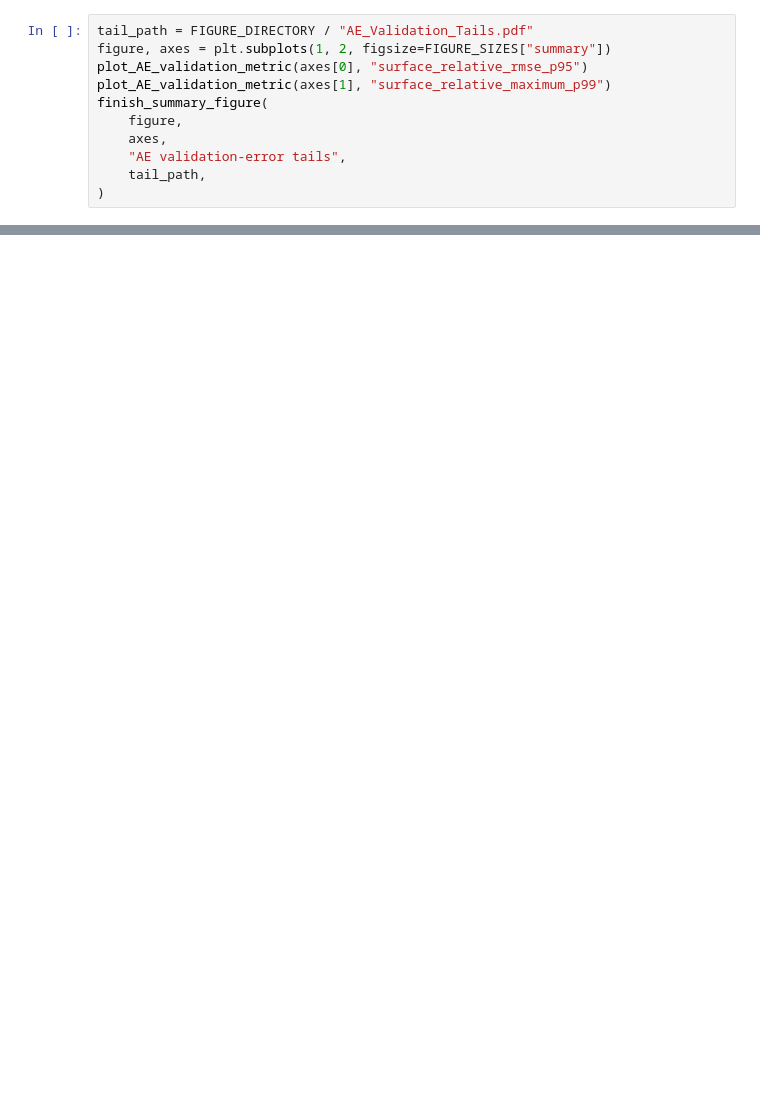
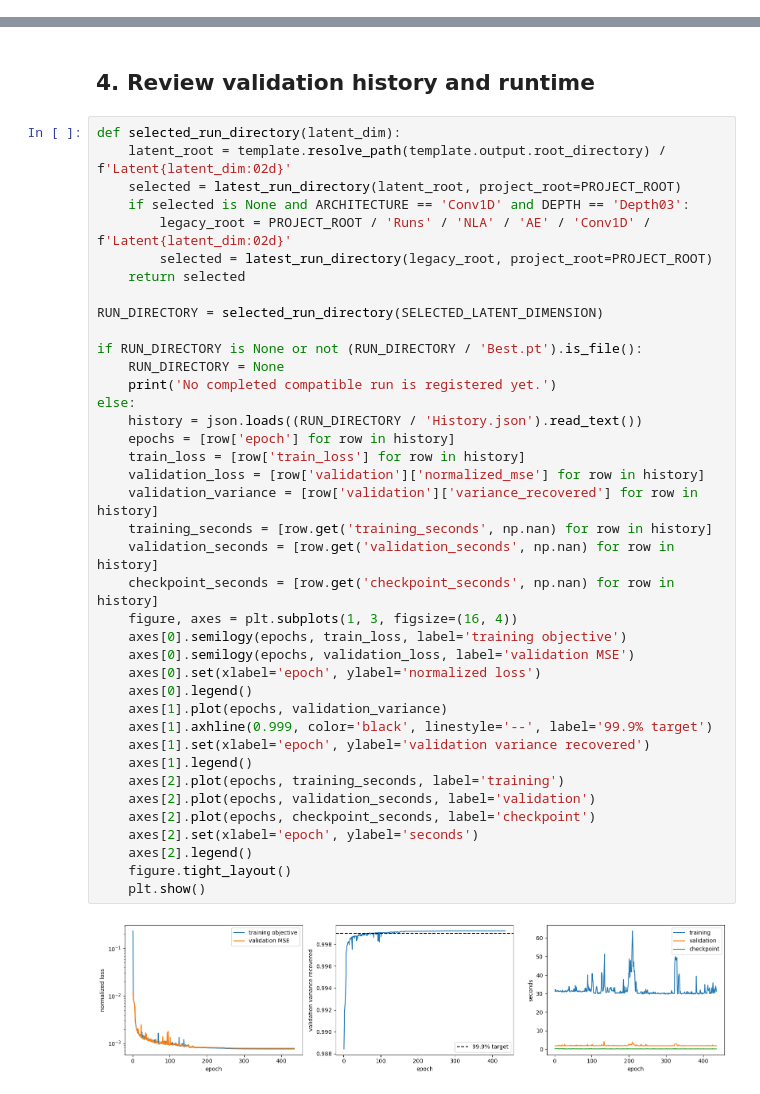
Before and after one commit to CosmoCloudZhang/IAFlowCloud, a Jupyter notebook: Notebooks/NLA/AE.ipynb, the cells around one changed output, grey strips where cells are left out. Drawn from its saved outputs; the diff is of its cells as text; blank space fills up the shorter version.

Commit message:
Revise report narrative and figures
Co-authored-by: Cursor <cursoragent@cursor.com>

```diff
--- a/Notebooks/NLA/AE.ipynb
+++ b/Notebooks/NLA/AE.ipynb
@@ -1342,11 +0,0 @@ Saved: Figure/NLA/AE/AE_Validation_Accuracy.pdf
-# %%
-tail_path = FIGURE_DIRECTORY / "AE_Validation_Tails.pdf"
-figure, axes = plt.subplots(1, 2, figsize=FIGURE_SIZES["summary"])
-plot_AE_validation_metric(axes[0], "surface_relative_rmse_p95")
-plot_AE_validation_metric(axes[1], "surface_relative_maximum_p99")
-finish_summary_figure(
-    figure,
-    axes,
-    "AE validation-error tails",
-    tail_path,
-)
@@ -2543,0 +112,43 @@ Generated figures:
+# %% [markdown]
+## 4. Review validation history and runtime
+# %%
+def selected_run_directory(latent_dim):
+    latent_root = template.resolve_path(template.output.root_directory) / f'Latent{latent_dim:02d}'
+    selected = latest_run_directory(latent_root, project_root=PROJECT_ROOT)
+    if selected is None and ARCHITECTURE == 'Conv1D' and DEPTH == 'Depth03':
+        legacy_root = PROJECT_ROOT / 'Runs' / 'NLA' / 'AE' / 'Conv1D' / f'Latent{latent_dim:02d}'
+        selected = latest_run_directory(legacy_root, project_root=PROJECT_ROOT)
+    return selected
+
+RUN_DIRECTORY = selected_run_directory(SELECTED_LATENT_DIMENSION)
+
+if RUN_DIRECTORY is None or not (RUN_DIRECTORY / 'Best.pt').is_file():
+    RUN_DIRECTORY = None
+    print('No completed compatible run is registered yet.')
+else:
+    history = json.loads((RUN_DIRECTORY / 'History.json').read_text())
+    epochs = [row['epoch'] for row in history]
+    train_loss = [row['train_loss'] for row in history]
+    validation_loss = [row['validation']['normalized_mse'] for row in history]
+    validation_variance = [row['validation']['variance_recovered'] for row in history]
+    training_seconds = [row.get('training_seconds', np.nan) for row in history]
+    validation_seconds = [row.get('validation_seconds', np.nan) for row in history]
+    checkpoint_seconds = [row.get('checkpoint_seconds', np.nan) for row in history]
+    figure, axes = plt.subplots(1, 3, figsize=(16, 4))
+    axes[0].semilogy(epochs, train_loss, label='training objective')
+    axes[0].semilogy(epochs, validation_loss, label='validation MSE')
+    axes[0].set(xlabel='epoch', ylabel='normalized loss')
+    axes[0].legend()
+    axes[1].plot(epochs, validation_variance)
+    axes[1].axhline(0.999, color='black', linestyle='--', label='99.9% target')
+    axes[1].set(xlabel='epoch', ylabel='validation variance recovered')
+    axes[1].legend()
+    axes[2].plot(epochs, training_seconds, label='training')
+    axes[2].plot(epochs, validation_seconds, label='validation')
+    axes[2].plot(epochs, checkpoint_seconds, label='checkpoint')
+    axes[2].set(xlabel='epoch', ylabel='seconds')
+    axes[2].legend()
+    figure.tight_layout()
+    plt.show()
+# %% [output]
+[figure, added]
```
Also changed, not shown: parts of 43 cells of this notebook, 20 other files.
